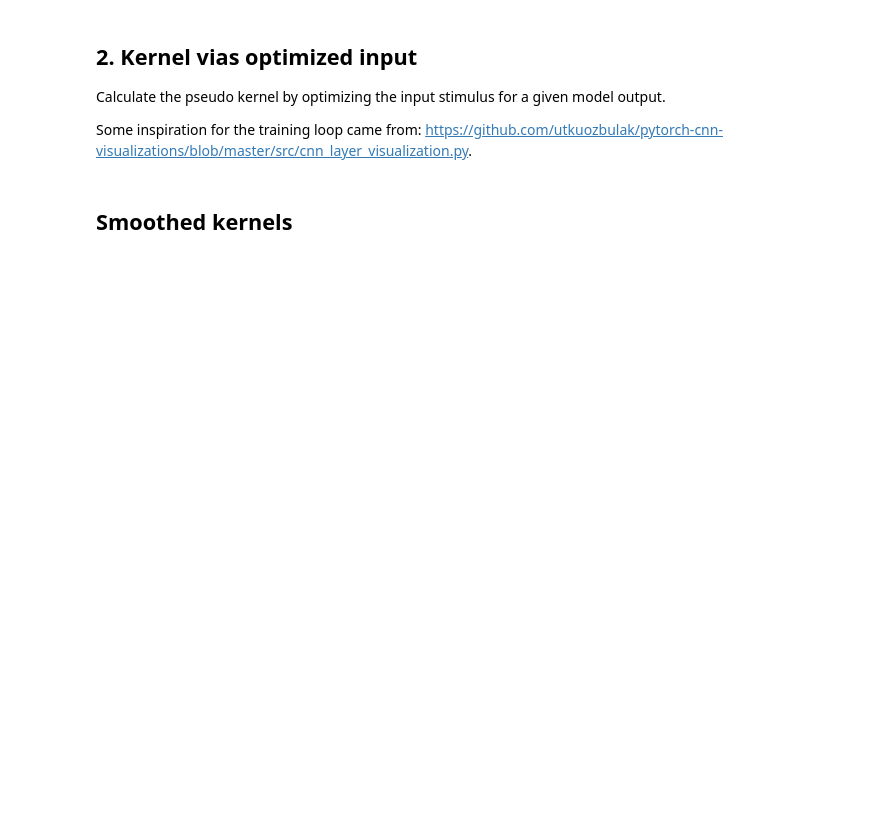
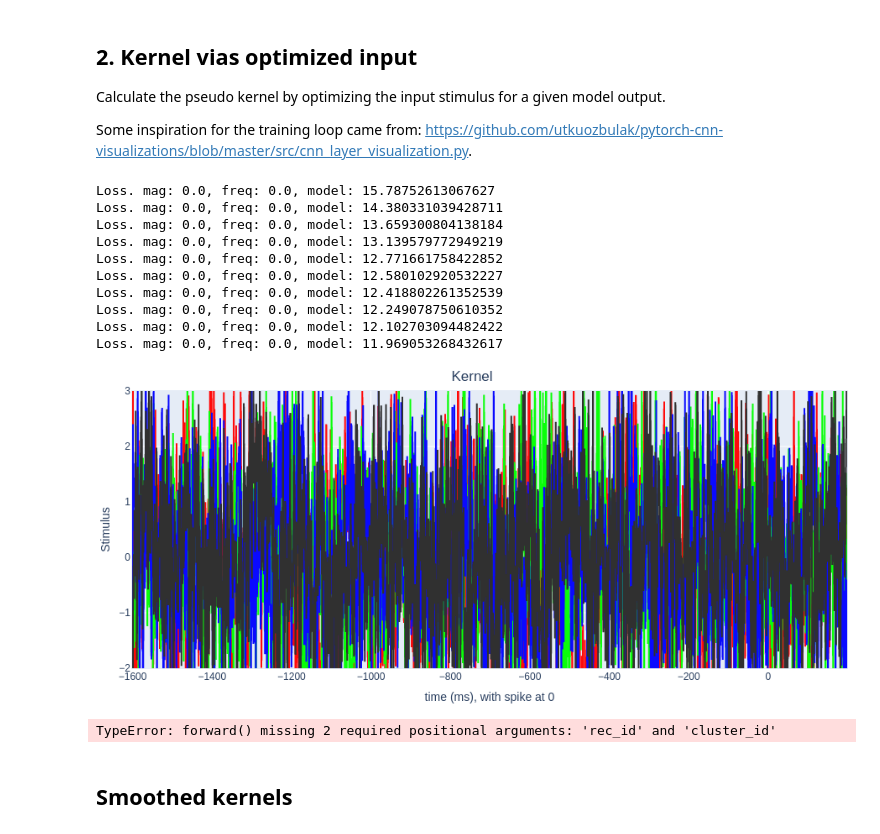
Before and after one commit to BadenLab/retinapy, a Jupyter notebook: notebooks/kernel_from_distmodel.ipynb, the cells around one changed output. Drawn from its saved outputs; the diff is of its cells as text; code cells hidden in the pictures; blank space fills up the shorter version.

```diff
--- a/notebooks/kernel_from_distmodel.ipynb
+++ b/notebooks/kernel_from_distmodel.ipynb
@@ -292,7 +333,7 @@ colormap = pd.DataFrame({
     'names':['Red', 'Green', 'UV', 'Blue', 'Stim'],
     'display_hex':['#ff0a0a', '#0aff0a', '#0a0aff', '#303030', '#0a0a0a']})
 
-def kernel_plot(kernel, snippet_pad, bin_duration_ms):
+def kernel_plot2(kernel, snippet_pad, bin_duration_ms):
     fig = go.Figure()
     xs = (np.arange(kernel.shape[0]) - kernel.shape[0]) * bin_duration_ms
     # Shift the x-axis to have zero in the middle.
@@ -345,7 +386,7 @@ def calc_kernel(trainable, num_steps=10,
                 mag_weight=0.01, freq_weight=0.01, cutoff_freq=None):
     trainable.model.eval()
     num_shifts = 5
-    base_len =  trainable.test_ds[0][0].shape[1] # 3574
+    base_len = test_ds[0]['snippet'].shape[1] # 3574
     color_channels = 4
     total_stim_len = base_len + num_shifts
     input_stim = torch.normal(mean=0, std=2, size=(color_channels, total_stim_len), requires_grad=True, dtype=torch.float32, device='cuda')
@@ -355,7 +396,7 @@ def calc_kernel(trainable, num_steps=10,
     spike_history = torch.zeros(size=(1, total_stim_len),
                                 #requires_grad=True,
                                 device=device)
-    spike_history[0, 3174:-1] = trainable.test_ds.MASK_VALUE
+    spike_history[0, 3174:-1] = test_ds.MASK_VALUE
     # We can't enable grad before the stack, as it will be copied.
     # see: https://discuss.pytorch.org/t/variable-update-after-autograd-in-torch-cat-torch-vstack-nn-zeropad2d-torch-index-select-and-torch-roll/124823
     #input_stim = input_snippet[0,0:5,:]
@@ -388,7 +429,8 @@ def calc_kernel(trainable, num_steps=10,
         optimizer.zero_grad()
         input_snippet = torch.stack(
             [torch.vstack([input_stim, torch.abs(spike_history)])[:,start:start+base_len] for start in range(num_shifts)])
-        model_out = trainable.model(input_snippet)
+        rec_id, c_id = (torch.Tensor([0,0,0,0,0]).long().cuda(), torch.Tensor([0,0,0,0,0]).long().cuda())
+        model_out,_,_ = trainable.model(input_snippet, rec_id, c_id)
         model_loss = torch.sum(torch.norm((model_out - targets)[:,loss_slice], p=2, dim=1))
         loss = model_loss
         mag_loss = mag_weight * torch.sum(torch.norm(input_stim, p=1, dim=1))
@@ -402,7 +444,7 @@ def calc_kernel(trainable, num_steps=10,
         if (i+1) % 500 == 0:
             print(f'Loss. mag: {mag_loss}, freq: {freq_loss}, model: {model_loss}')
     res = input_stim[:,0:base_len].detach().cpu().numpy().T
-    return res, targets.cpu(), input_snippet.detach()
+    return res, targets.cpu(), (input_snippet.detach(), rec_id.detach(), c_id.detach())
 
 def smooth(stimulus):
     # Bins are 0.5ms = 2000
@@ -439,26 +481,40 @@ def calc_and_display_opt_input():
 # %%
 num_trials = 3
 ks = []
 for t in range(num_trials):
     downsample = 2
-    spikes = np.array([5, 10, 15, 20])*downsample
+    spikes = np.array([50])*downsample
     loss_slice=slice(0*downsample, 50*downsample)
 
     k, targets, last_inputs = calc_kernel(trainable,
                                           num_steps=5000,
                                           spikes=spikes,
                                           loss_slice=loss_slice,
-                                          mag_weight=0.001,
-                                          freq_weight=0.02,
-                                          cutoff_freq=40)
+                                          mag_weight=0,#0.002,
+                                          freq_weight=0,#0.02,
+                                          cutoff_freq=100)
 
     k_1ms = scipy.signal.decimate(k, 2, axis=0)
     ks.append(k_1ms)
-    fig = kernel_plot(k_1ms, snippet_pad=400//2, bin_duration_ms=1.008)
+    fig = kernel_plot2(k_1ms, snippet_pad=400//2, bin_duration_ms=1.008)
     fig.show()
+    fig.write_image('../out/MEI_no_reg.svg')
     model_out = trainable.model(last_inputs).detach().cpu().numpy()
     fig = display_dist(model_out[0], targets[0].cpu().numpy(), loss_slice=loss_slice, downsample=2)
     fig.show()
+# %% [output]
+Loss. mag: 0.0, freq: 0.0, model: 15.78752613067627
+Loss. mag: 0.0, freq: 0.0, model: 14.380331039428711
+Loss. mag: 0.0, freq: 0.0, model: 13.659300804138184
+Loss. mag: 0.0, freq: 0.0, model: 13.139579772949219
+Loss. mag: 0.0, freq: 0.0, model: 12.771661758422852
+Loss. mag: 0.0, freq: 0.0, model: 12.580102920532227
+Loss. mag: 0.0, freq: 0.0, model: 12.418802261352539
+Loss. mag: 0.0, freq: 0.0, model: 12.249078750610352
+Loss. mag: 0.0, freq: 0.0, model: 12.102703094482422
+Loss. mag: 0.0, freq: 0.0, model: 11.969053268432617
+[figure, added]
+TypeError: forward() missing 2 required positional arguments: 'rec_id' and 'cluster_id'
 # %% [markdown]
 ## Smoothed kernels
 # %%
```
Also changed, not shown: parts of 10 cells of this notebook.
